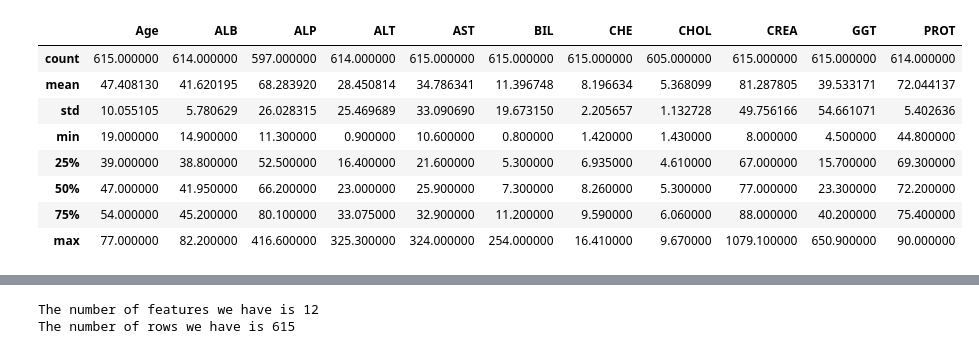
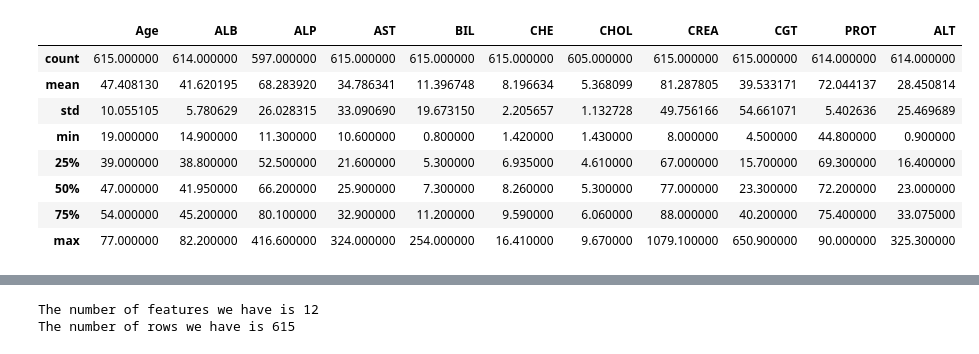
Before and after one commit to Cyngua/HCV-Data-Dashboard, a Jupyter notebook: src/preprocessing_2.ipynb, the cells around one changed output, grey strips where cells are left out. Saved outputs shown, nothing was run; the diff lists cells and outputs as text; code cells hidden in the pictures.

```diff
--- a/src/preprocessing.ipynb
+++ b/src/preprocessing_2.ipynb
@@ -2,0 +22,17 @@
+# %%
+from ucimlrepo import fetch_ucirepo
+
+# fetch dataset
+hcv_data = fetch_ucirepo(id=571)
+
+# data (as pandas dataframes)
+# features
+X = hcv_data.data.features
+# target (category)
+y = hcv_data.data.targets
+
+# metadata
+print(hcv_data.metadata)
+
+# variable information
+print(hcv_data.variables)
@@ -50,13 +89,13 @@ df_raw.head()
 # %%
 # summary statistics
-df_raw.describe()
+X.describe()
 # %% [output]
-|  | Age | ALB | ALP | ALT | AST | BIL | CHE | CHOL | CREA | GGT | PROT |
-| count | 615.000000 | 614.000000 | 597.000000 | 614.000000 | 615.000000 | 615.000000 | 615.000000 | 605.000000 | 615.000000 | 615.000000 | 614.000000 |
-| mean | 47.408130 | 41.620195 | 68.283920 | 28.450814 | 34.786341 | 11.396748 | 8.196634 | 5.368099 | 81.287805 | 39.533171 | 72.044137 |
-| std | 10.055105 | 5.780629 | 26.028315 | 25.469689 | 33.090690 | 19.673150 | 2.205657 | 1.132728 | 49.756166 | 54.661071 | 5.402636 |
-| min | 19.000000 | 14.900000 | 11.300000 | 0.900000 | 10.600000 | 0.800000 | 1.420000 | 1.430000 | 8.000000 | 4.500000 | 44.800000 |
-| 25% | 39.000000 | 38.800000 | 52.500000 | 16.400000 | 21.600000 | 5.300000 | 6.935000 | 4.610000 | 67.000000 | 15.700000 | 69.300000 |
-| 50% | 47.000000 | 41.950000 | 66.200000 | 23.000000 | 25.900000 | 7.300000 | 8.260000 | 5.300000 | 77.000000 | 23.300000 | 72.200000 |
-| 75% | 54.000000 | 45.200000 | 80.100000 | 33.075000 | 32.900000 | 11.200000 | 9.590000 | 6.060000 | 88.000000 | 40.200000 | 75.400000 |
-| max | 77.000000 | 82.200000 | 416.600000 | 325.300000 | 324.000000 | 254.000000 | 16.410000 | 9.670000 | 1079.100000 | 650.900000 | 90.000000 |
+|  | Age | ALB | ALP | AST | BIL | CHE | CHOL | CREA | CGT | PROT | ALT |
+| count | 615.000000 | 614.000000 | 597.000000 | 615.000000 | 615.000000 | 615.000000 | 605.000000 | 615.000000 | 615.000000 | 614.000000 | 614.000000 |
+| mean | 47.408130 | 41.620195 | 68.283920 | 34.786341 | 11.396748 | 8.196634 | 5.368099 | 81.287805 | 39.533171 | 72.044137 | 28.450814 |
+| std | 10.055105 | 5.780629 | 26.028315 | 33.090690 | 19.673150 | 2.205657 | 1.132728 | 49.756166 | 54.661071 | 5.402636 | 25.469689 |
+| min | 19.000000 | 14.900000 | 11.300000 | 10.600000 | 0.800000 | 1.420000 | 1.430000 | 8.000000 | 4.500000 | 44.800000 | 0.900000 |
+| 25% | 39.000000 | 38.800000 | 52.500000 | 21.600000 | 5.300000 | 6.935000 | 4.610000 | 67.000000 | 15.700000 | 69.300000 | 16.400000 |
+| 50% | 47.000000 | 41.950000 | 66.200000 | 25.900000 | 7.300000 | 8.260000 | 5.300000 | 77.000000 | 23.300000 | 72.200000 | 23.000000 |
+| 75% | 54.000000 | 45.200000 | 80.100000 | 32.900000 | 11.200000 | 9.590000 | 6.060000 | 88.000000 | 40.200000 | 75.400000 | 33.075000 |
+| max | 77.000000 | 82.200000 | 416.600000 | 324.000000 | 254.000000 | 16.410000 | 9.670000 | 1079.100000 | 650.900000 | 90.000000 | 325.300000 |
```
Also changed, not shown: parts of 53 cells of this notebook, 3 other files.
